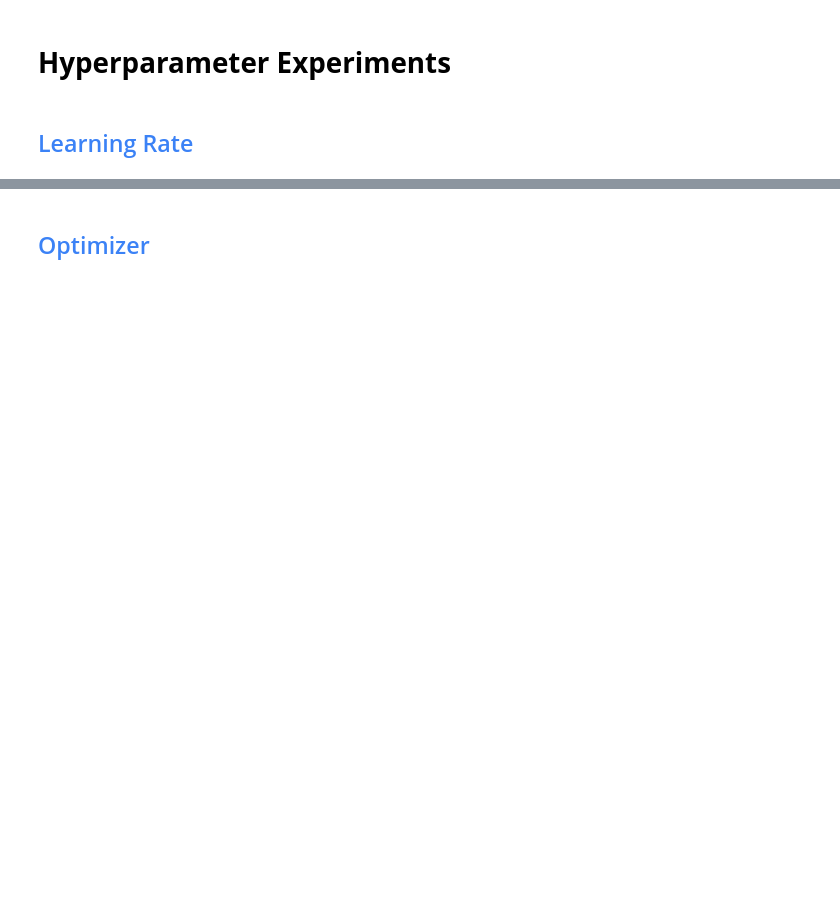
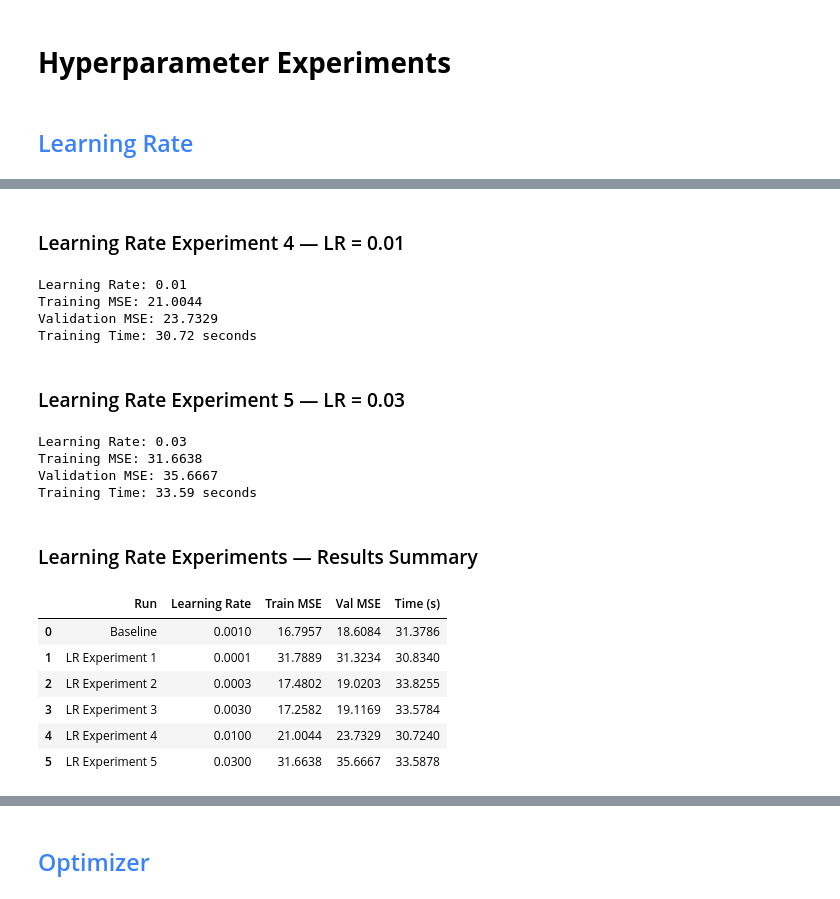
Before and after one commit to DOHA-BASEM3/DS330-Deep-Learning-Project, a Jupyter notebook: DS330_P1_Teletubbies💗.ipynb, the cells around one changed output, grey strips where cells are left out. Saved outputs shown, nothing was run; the diff lists cells and outputs as text; code cells hidden in the pictures; blank space fills up the shorter version.

```diff
--- a/DS330_P1_Teletubbies💗.ipynb
+++ b/DS330_P1_Teletubbies💗.ipynb
@@ -102,0 +464,65 @@ learning_rates = [
+# %% [markdown]
+### Learning Rate Experiment 4 — LR = 0.01
+# %%
+
+result = run_learning_rate_experiment(0.01)
+lr_results.append(result)
+
+print("Learning Rate:", result["Learning Rate"])
+print(f"Training MSE: {result['Train MSE']:.4f}")
+print(f"Validation MSE: {result['Val MSE']:.4f}")
+print(f"Training Time: {result['Time (s)']:.2f} seconds")
+# %% [output]
+Learning Rate: 0.01
+Training MSE: 21.0044
+Validation MSE: 23.7329
+Training Time: 30.72 seconds
+# %% [markdown]
+### Learning Rate Experiment 5 — LR = 0.03
+# %%
+
+result = run_learning_rate_experiment(0.03)
+lr_results.append(result)
+
+print("Learning Rate:", result["Learning Rate"])
+print(f"Training MSE: {result['Train MSE']:.4f}")
+print(f"Validation MSE: {result['Val MSE']:.4f}")
+print(f"Training Time: {result['Time (s)']:.2f} seconds")
+# %% [output]
+Learning Rate: 0.03
+Training MSE: 31.6638
+Validation MSE: 35.6667
+Training Time: 33.59 seconds
+# %% [markdown]
+### Learning Rate Experiments — Results Summary
+# %%
+
+lr_table = pd.DataFrame([
+    {
+        "Run": "Baseline",
+        "Learning Rate": 0.001,
+        "Train MSE": nn_train_mse,
+        "Val MSE": nn_val_mse,
+        "Time (s)": training_time
+    },
+    *[
+        {
+            "Run": f"LR Experiment {i}",
+            "Learning Rate": r["Learning Rate"],
+            "Train MSE": r["Train MSE"],
+            "Val MSE": r["Val MSE"],
+            "Time (s)": r["Time (s)"]
+        }
+        for i, r in enumerate(lr_results, start=1)
+    ]
+])
+
+display(lr_table.round(4))
+# %% [output]
+|  | Run | Learning Rate | Train MSE | Val MSE | Time (s) |
+| 0 | Baseline | 0.0010 | 16.7957 | 18.6084 | 31.3786 |
+| 1 | LR Experiment 1 | 0.0001 | 31.7889 | 31.3234 | 30.8340 |
+| 2 | LR Experiment 2 | 0.0003 | 17.4802 | 19.0203 | 33.8255 |
+| 3 | LR Experiment 3 | 0.0030 | 17.2582 | 19.1169 | 33.5784 |
+| 4 | LR Experiment 4 | 0.0100 | 21.0044 | 23.7329 | 30.7240 |
+| 5 | LR Experiment 5 | 0.0300 | 31.6638 | 35.6667 | 33.5878 |
```
Also changed, not shown: parts of 32 cells of this notebook.
